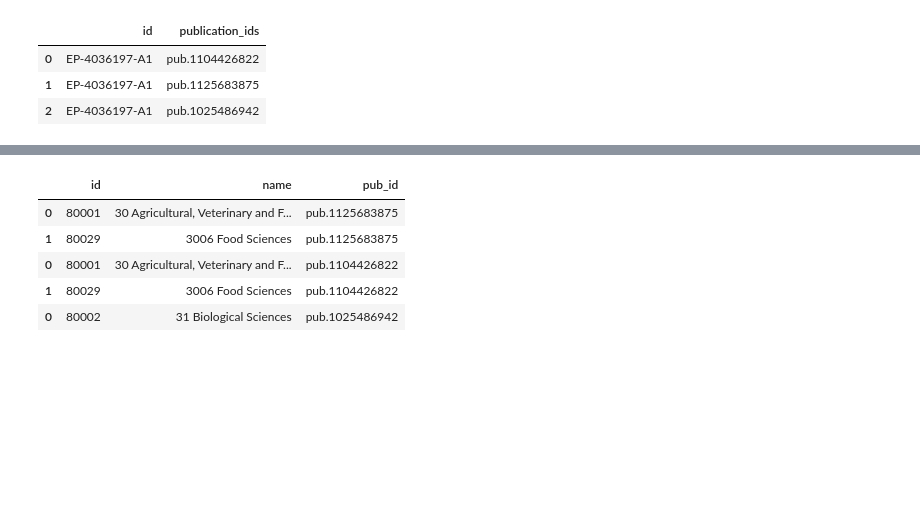
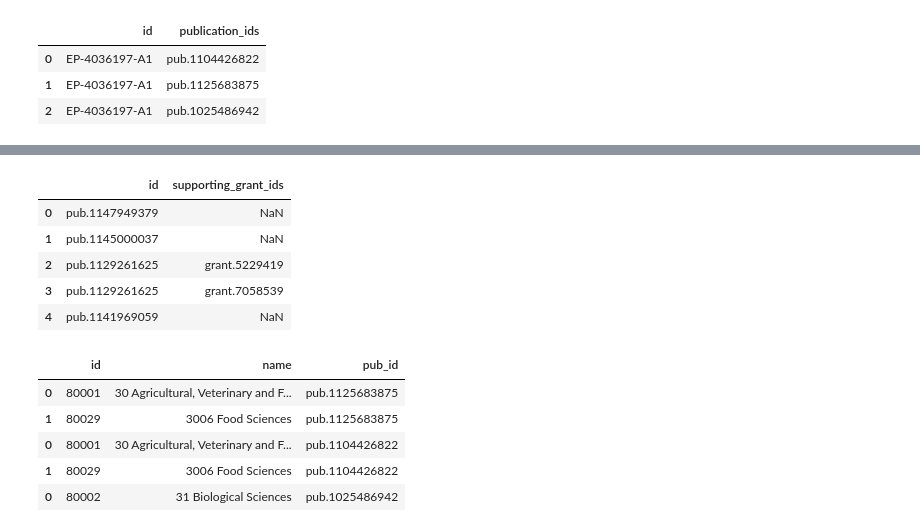
Before and after one commit to awekim/dimensions_data, a Jupyter notebook: Dimensions_scitech_import.ipynb, the cells around one changed output, grey strips where cells are left out. Cells and saved outputs as stored; diff of their text form; code cells hidden in the pictures; blank space fills up the shorter version.

```diff
--- a/Dimensions_scitech_import.ipynb
+++ b/Dimensions_scitech_import.ipynb
@@ -273,6 +273,15 @@ pub_df.head()
 | 0 | pub.1125683875 | Effect of solvent polarity on ext... | [{'affiliations': [{'city': 'Mult... | [{'id': '80001', 'name': '30 Agri... | article | 56 | 2020 | jour.1357506 | Brazilian Journal of Pharmaceutic... | ... |
 | 1 | pub.1104426822 | Comparison of cold-pressing and s... | [{'affiliations': [{'city': 'Riya... | [{'id': '80001', 'name': '30 Agri... | article | 55 | 2018 | jour.1006305 | Journal of Food Science and Techn... | ... |
 | 2 | pub.1025486942 | Process optimisation for the prod... | [{'affiliations': [{'city': 'Hang... | [{'id': '80002', 'name': '31 Biol... | article | 102 | 2009 | jour.1030719 | Biosystems Engineering | ... |
+# %%
+pub_grant_list.head()
+# %% [output]
+|  | id | supporting_grant_ids |
+| 0 | pub.1147949379 | NaN |
+| 1 | pub.1145000037 | NaN |
+| 2 | pub.1129261625 | grant.5229419 |
+| 3 | pub.1129261625 | grant.7058539 |
+| 4 | pub.1141969059 | NaN |
 # %%
 pub_category_df.head()
 # %% [output]
```
Also changed, not shown: 2 other files.
